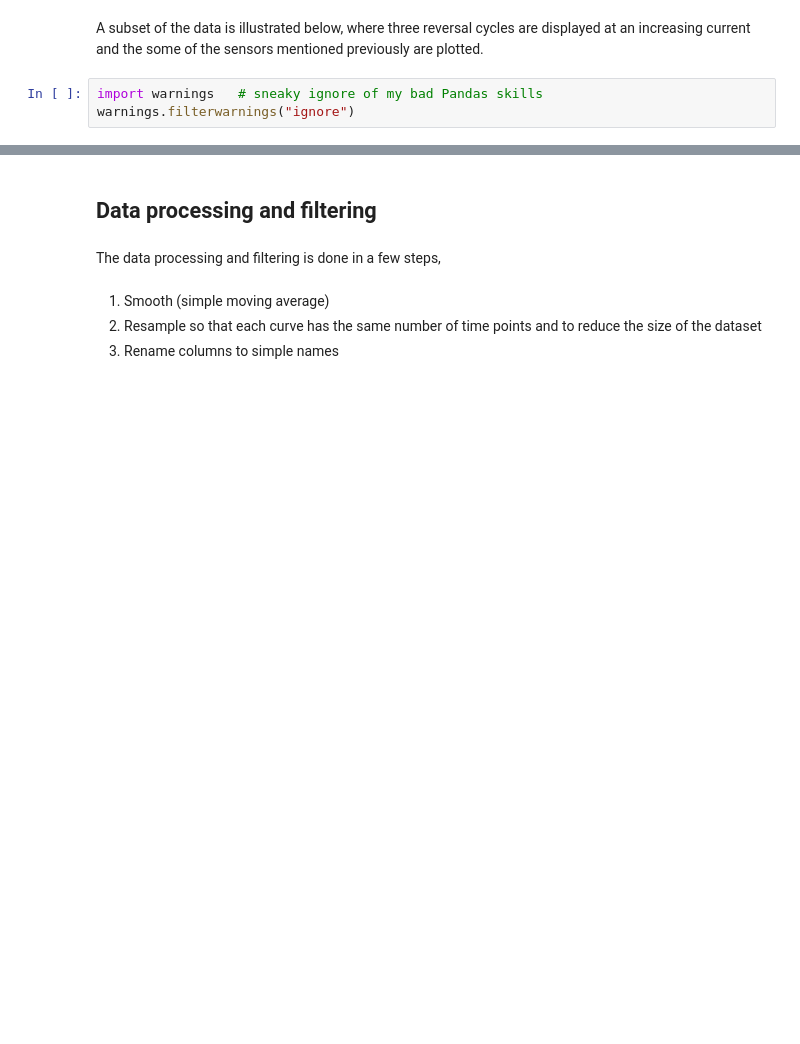
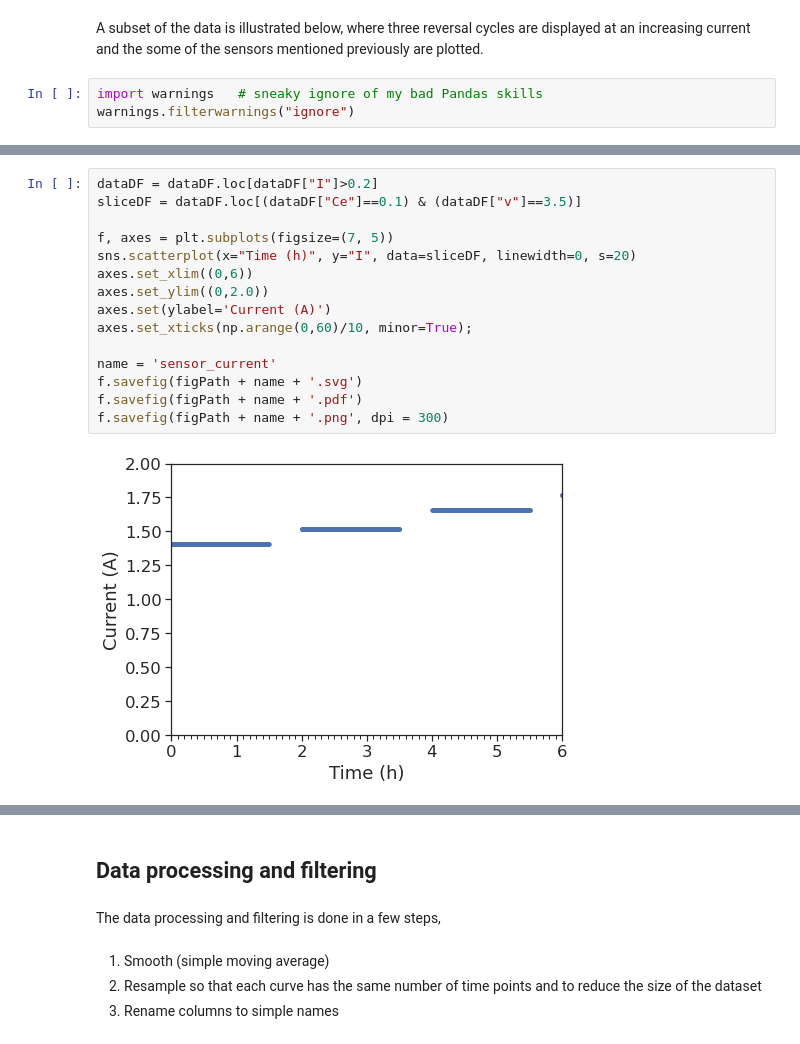
Before and after one commit to Beramos/Data-on-ion-exchange-membrane-fouling-by-humic-acid-during-electrodialysis, a Jupyter notebook: dataProcessing.ipynb, the cells around one changed output, grey strips where cells are left out. Saved outputs shown, nothing was run; the diff lists cells and outputs as text; blank space fills up the shorter version.

```diff
--- a/dataProcessing.ipynb
+++ b/dataProcessing.ipynb
@@ -268,0 +272,17 @@ f.savefig(figPath + name + '.png', dpi = 300)
+# %%
+dataDF = dataDF.loc[dataDF["I"]>0.2]
+sliceDF = dataDF.loc[(dataDF["Ce"]==0.1) & (dataDF["v"]==3.5)]
+
+f, axes = plt.subplots(figsize=(7, 5))
+sns.scatterplot(x="Time (h)", y="I", data=sliceDF, linewidth=0, s=20)
+axes.set_xlim((0,6))
+axes.set_ylim((0,2.0))
+axes.set(ylabel='Current (A)')
+axes.set_xticks(np.arange(0,60)/10, minor=True);
+
+name = 'sensor_current'
+f.savefig(figPath + name + '.svg')
+f.savefig(figPath + name + '.pdf')
+f.savefig(figPath + name + '.png', dpi = 300)
+# %% [output]
+[figure, added]
```
Also changed, not shown: parts of 5 cells of this notebook.
